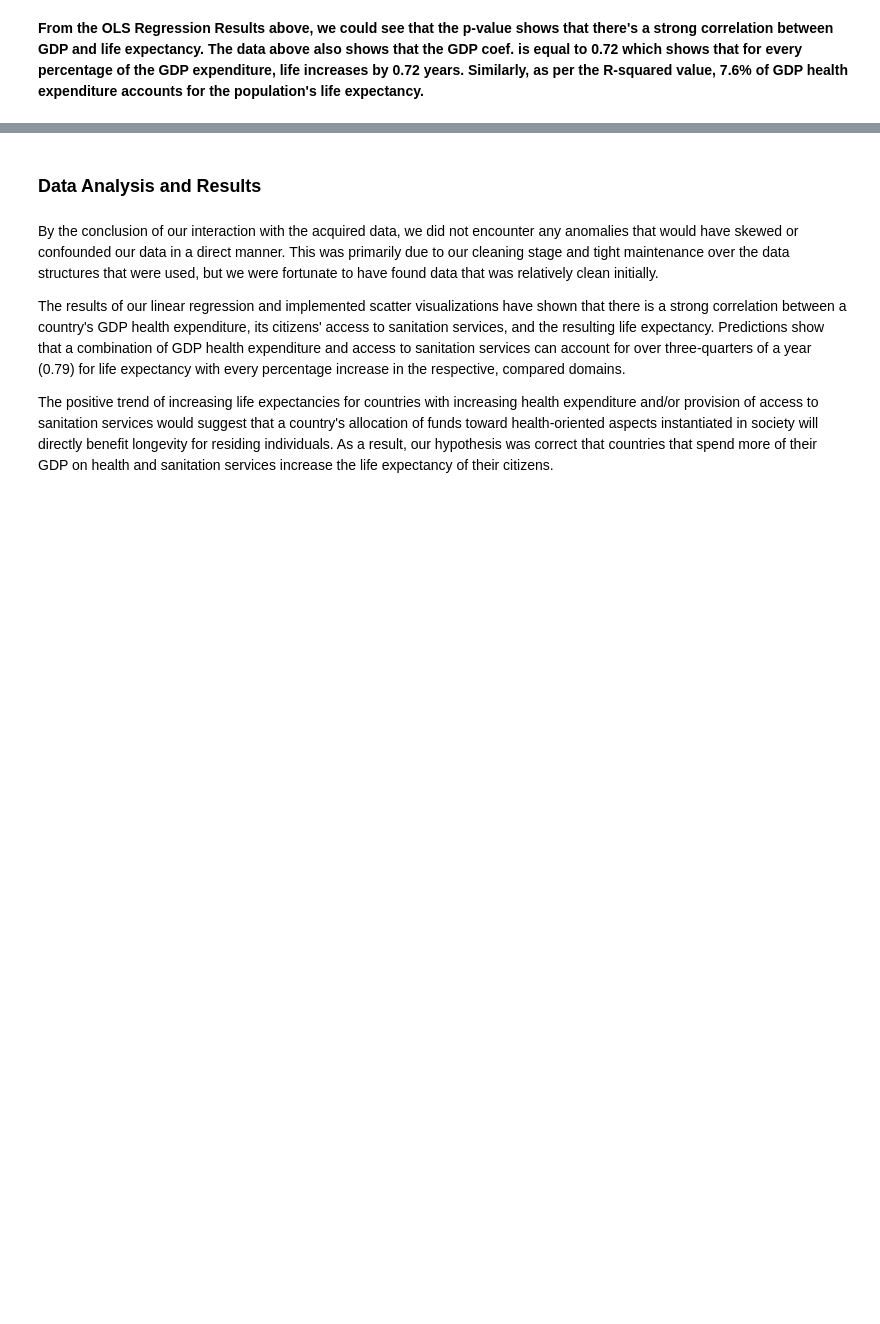
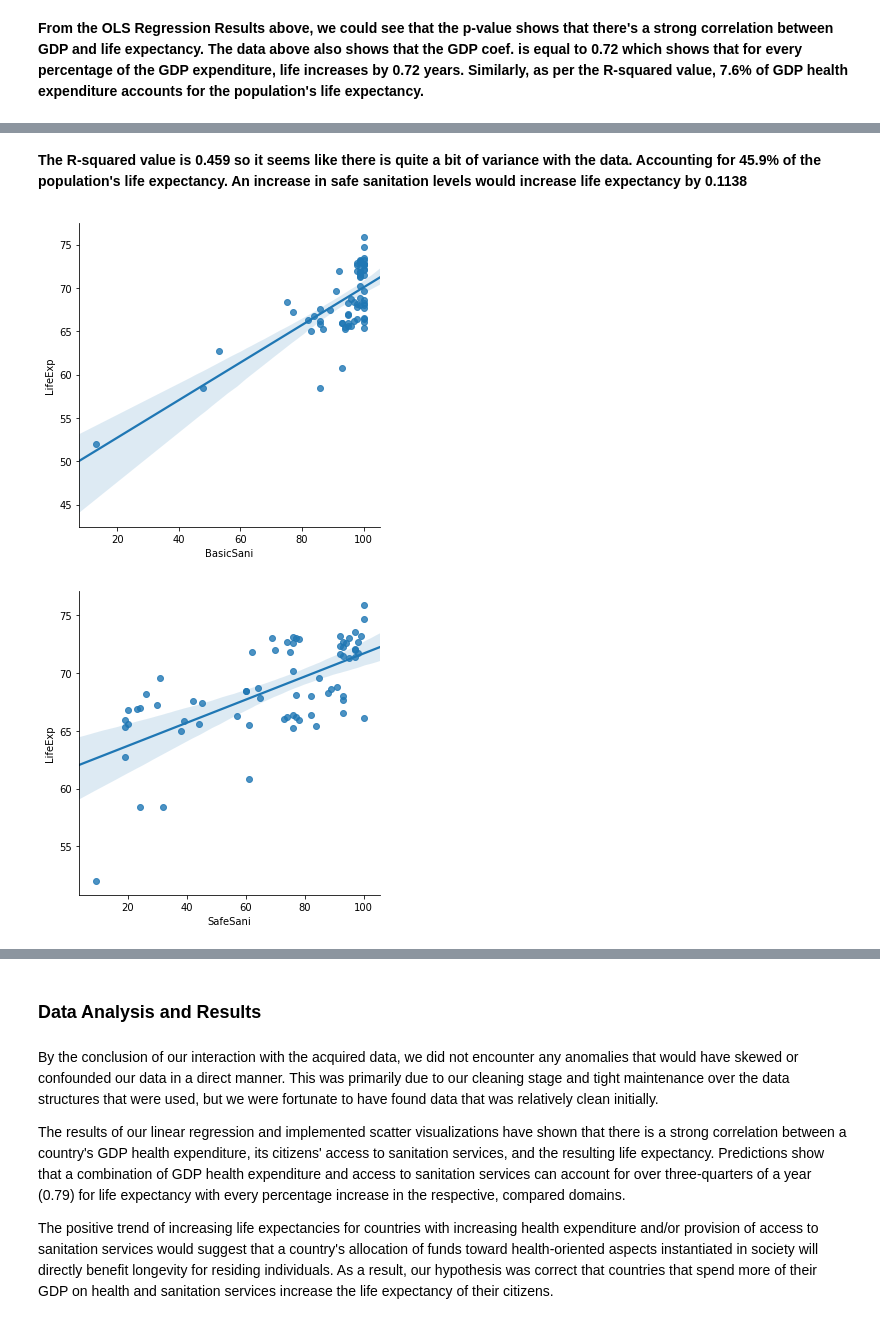
Before and after one commit to debbievo/COGS108_Repo, a Jupyter notebook: FinalProject.ipynb, the cells around one changed output, grey strips where cells are left out. Saved outputs shown, nothing was run; the diff lists cells and outputs as text; code cells hidden in the pictures; blank space fills up the shorter version.

```diff
--- a/FinalProject.ipynb
+++ b/FinalProject.ipynb
@@ -400,0 +411,8 @@ Warnings:
+# %% [markdown]
+**The R-squared value is 0.459 so it seems like there is quite a bit of variance with the data. Accounting for 45.9% of the population's life expectancy. An increase in safe sanitation levels would increase life expectancy by 0.1138**
+# %%
+fig=sns.lmplot(x='BasicSani',y='LifeExp',data= gdp_safeSani_lifeExp,fit_reg=True)
+fig=sns.lmplot(x='SafeSani',y='LifeExp',data= gdp_safeSani_lifeExp,fit_reg=True)
+# %% [output]
+[figure, added]
+[figure, added]
```
Also changed, not shown: parts of 40 cells of this notebook.
